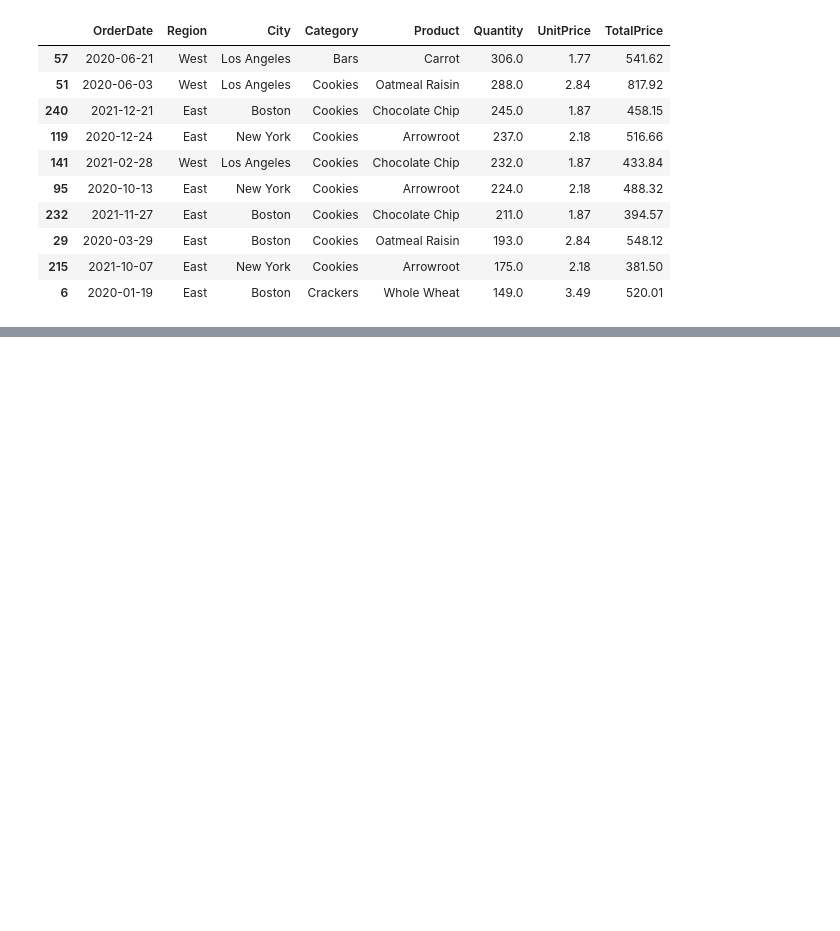
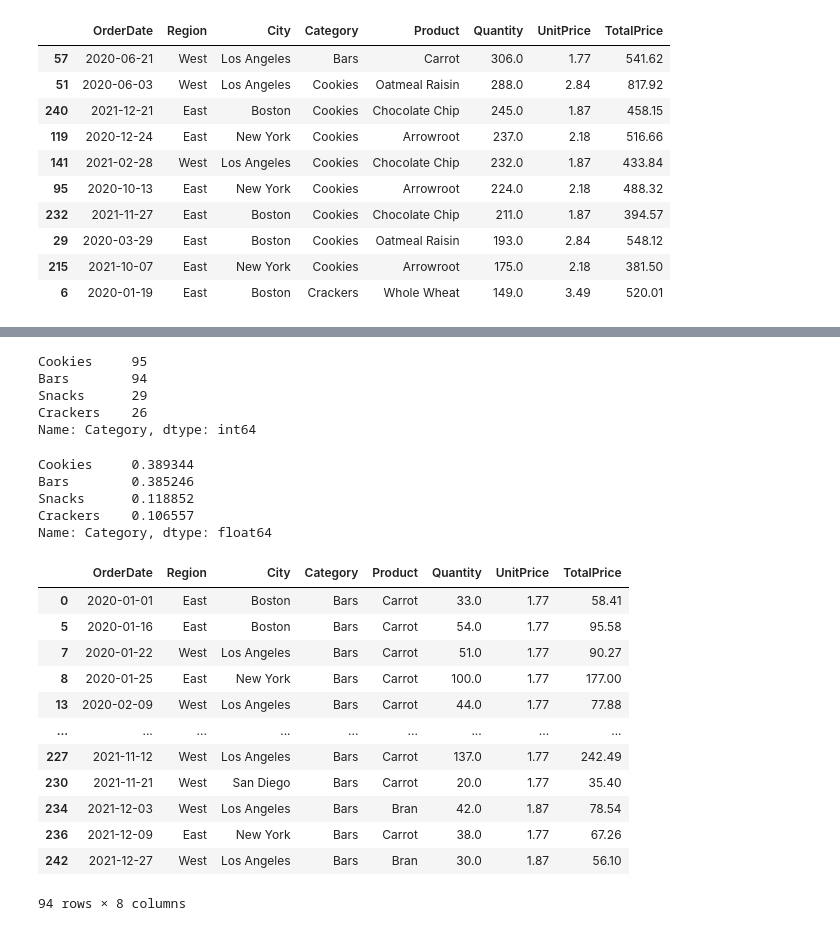
Before and after one commit to sledhead/python_core_test, a Jupyter notebook: pandas_test2.ipynb, the cells around one changed output, grey strips where cells are left out. Drawn from its saved outputs; the diff is of its cells as text; code cells hidden in the pictures; blank space fills up the shorter version.

Commit message:
pandas new groupby

```diff
--- a/pandas_test2.ipynb
+++ b/pandas_test2.ipynb
@@ -130,0 +188,34 @@ df.nlargest(10,columns='Quantity')
+# %%
+df['Category'].value_counts()
+# %% [output]
+Cookies     95
+Bars        94
+Snacks      29
+Crackers    26
+Name: Category, dtype: int64
+# %%
+df['Category'].value_counts(normalize=True)
+# %% [output]
+Cookies     0.389344
+Bars        0.385246
+Snacks      0.118852
+Crackers    0.106557
+Name: Category, dtype: float64
+# %%
+category_grp = df.groupby(['Category'])
+# %%
+category_grp.get_group('Bars')
+# %% [output]
+|  | OrderDate | Region | City | Category | Product | Quantity | UnitPrice | TotalPrice |
+| 0 | 2020-01-01 | East | Boston | Bars | Carrot | 33.0 | 1.77 | 58.41 |
+| 5 | 2020-01-16 | East | Boston | Bars | Carrot | 54.0 | 1.77 | 95.58 |
+| 7 | 2020-01-22 | West | Los Angeles | Bars | Carrot | 51.0 | 1.77 | 90.27 |
+| 8 | 2020-01-25 | East | New York | Bars | Carrot | 100.0 | 1.77 | 177.00 |
+| 13 | 2020-02-09 | West | Los Angeles | Bars | Carrot | 44.0 | 1.77 | 77.88 |
+| ... | ... | ... | ... | ... | ... | ... | ... | ... |
+| 227 | 2021-11-12 | West | Los Angeles | Bars | Carrot | 137.0 | 1.77 | 242.49 |
+| 230 | 2021-11-21 | West | San Diego | Bars | Carrot | 20.0 | 1.77 | 35.40 |
+| 234 | 2021-12-03 | West | Los Angeles | Bars | Bran | 42.0 | 1.87 | 78.54 |
+| 236 | 2021-12-09 | East | New York | Bars | Carrot | 38.0 | 1.77 | 67.26 |
+| 242 | 2021-12-27 | West | Los Angeles | Bars | Bran | 30.0 | 1.87 | 56.10 |
+94 rows × 8 columns
```
Also changed, not shown: parts of 11 cells of this notebook.
